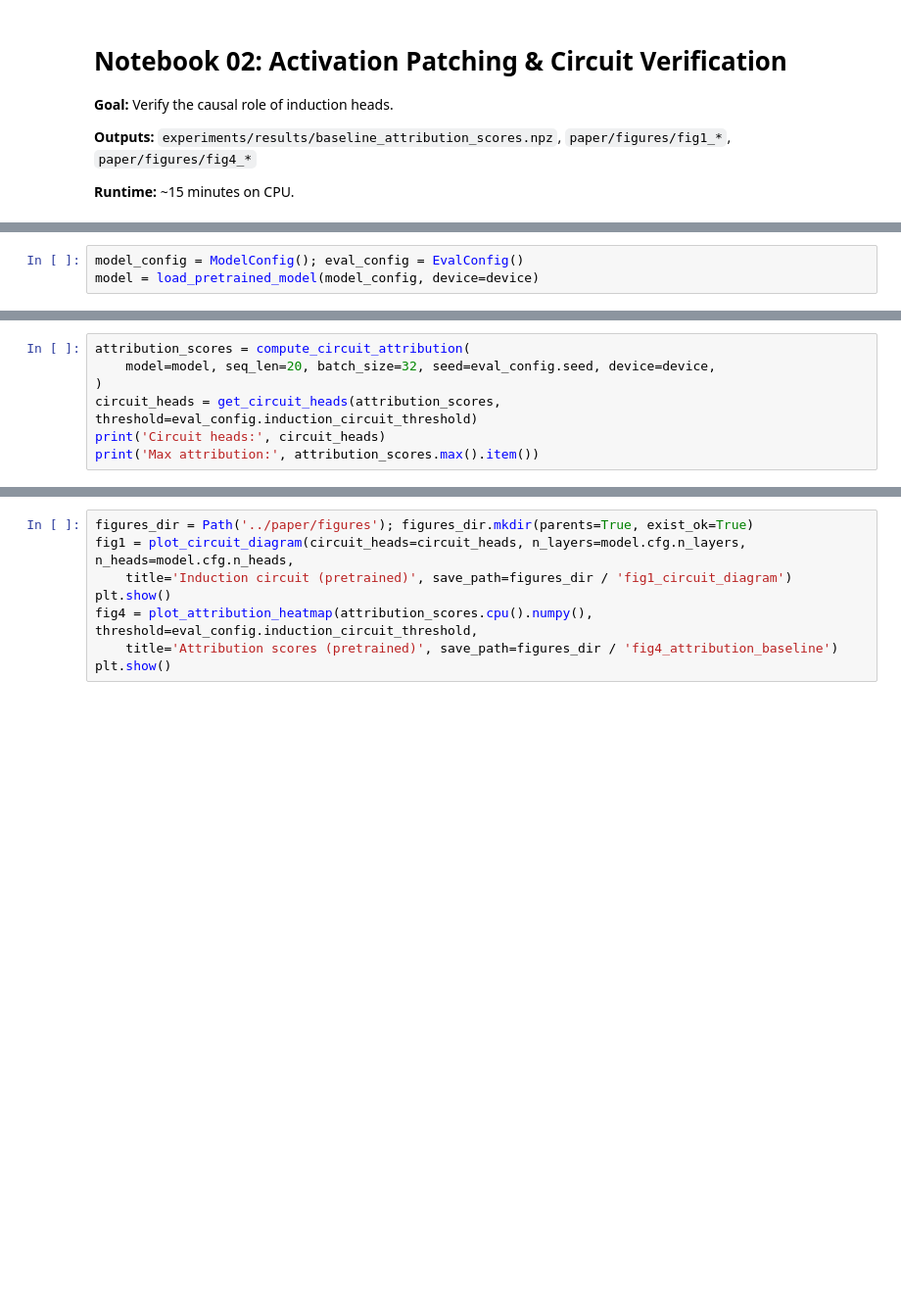
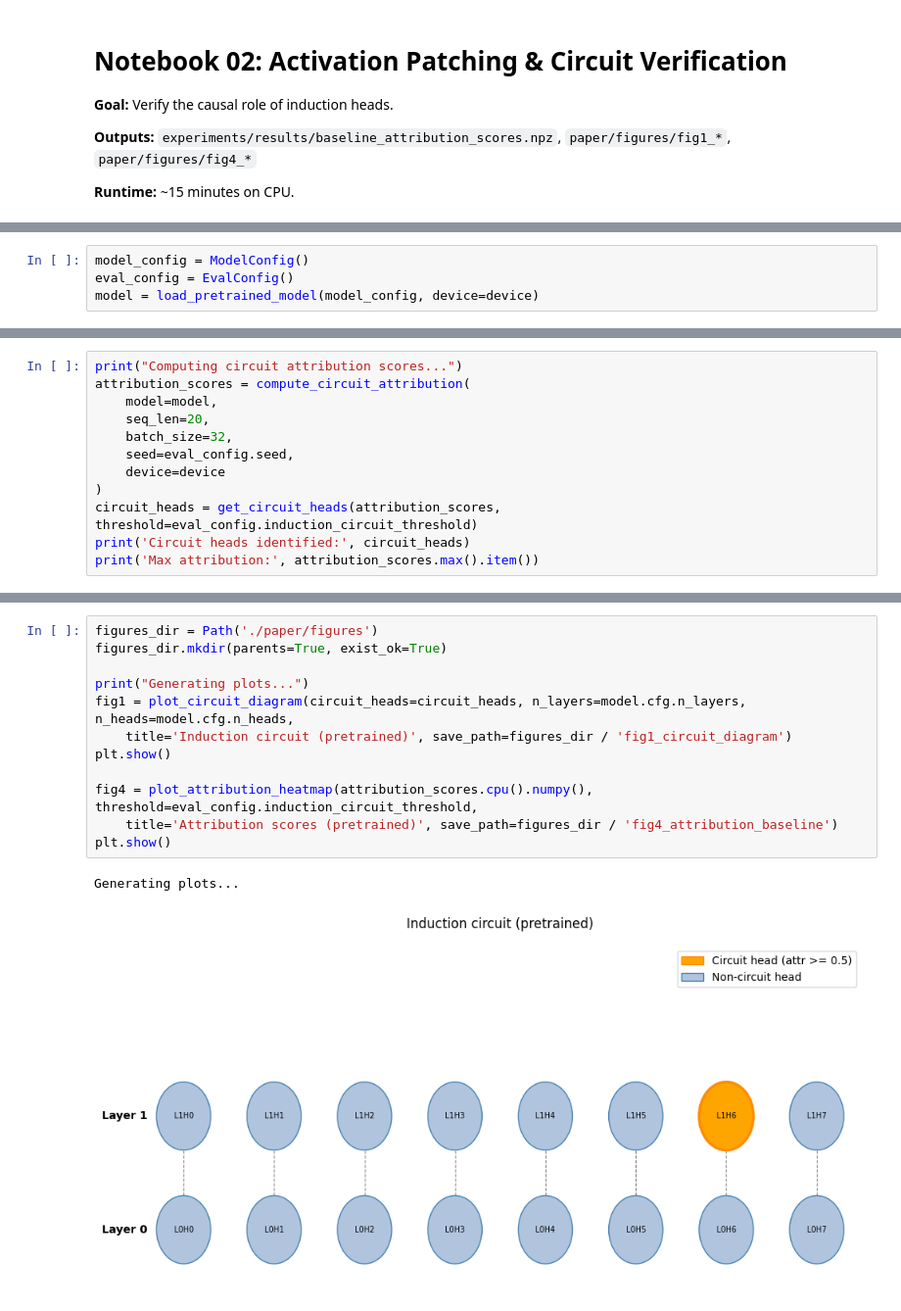
Before and after one commit to Mattral/Mechanistic-Interpretability-Study-Induction-Circuit-Stability-Under-Fine-Tuning, a Jupyter notebook: notebooks/02_patching.ipynb, the cells around one changed output, grey strips where cells are left out. Shown at 98% size. Drawn from its saved outputs; the diff is of its cells as text; blank space fills up the shorter version.

```diff
--- a/notebooks/02_patching.ipynb
+++ b/notebooks/02_patching.ipynb
@@ -20,3 +66,4 @@ device = 'cuda' if torch.cuda.is_available() else 'cpu'
 # %%
-model_config = ModelConfig(); eval_config = EvalConfig()
+model_config = ModelConfig()
+eval_config = EvalConfig()
 model = load_pretrained_model(model_config, device=device)
@@ -23,7 +73,12 @@ model = load_pretrained_model(model_config, device=device)
 # %%
+print("Computing circuit attribution scores...")
 attribution_scores = compute_circuit_attribution(
-    model=model, seq_len=20, batch_size=32, seed=eval_config.seed, device=device,
+    model=model,
+    seq_len=20,
+    batch_size=32,
+    seed=eval_config.seed,
+    device=device
 )
 circuit_heads = get_circuit_heads(attribution_scores, threshold=eval_config.induction_circuit_threshold)
-print('Circuit heads:', circuit_heads)
+print('Circuit heads identified:', circuit_heads)
 print('Max attribution:', attribution_scores.max().item())
@@ -36,8 +98,15 @@ print('Saved.')
 # %%
-figures_dir = Path('../paper/figures'); figures_dir.mkdir(parents=True, exist_ok=True)
+figures_dir = Path('./paper/figures')
+figures_dir.mkdir(parents=True, exist_ok=True)
+
+print("Generating plots...")
 fig1 = plot_circuit_diagram(circuit_heads=circuit_heads, n_layers=model.cfg.n_layers, n_heads=model.cfg.n_heads,
     title='Induction circuit (pretrained)', save_path=figures_dir / 'fig1_circuit_diagram')
 plt.show()
+
 fig4 = plot_attribution_heatmap(attribution_scores.cpu().numpy(), threshold=eval_config.induction_circuit_threshold,
     title='Attribution scores (pretrained)', save_path=figures_dir / 'fig4_attribution_baseline')
 plt.show()
+# %% [output]
+Generating plots...
+[figure, added]
```
Also changed, not shown: parts of 9 cells of this notebook.
